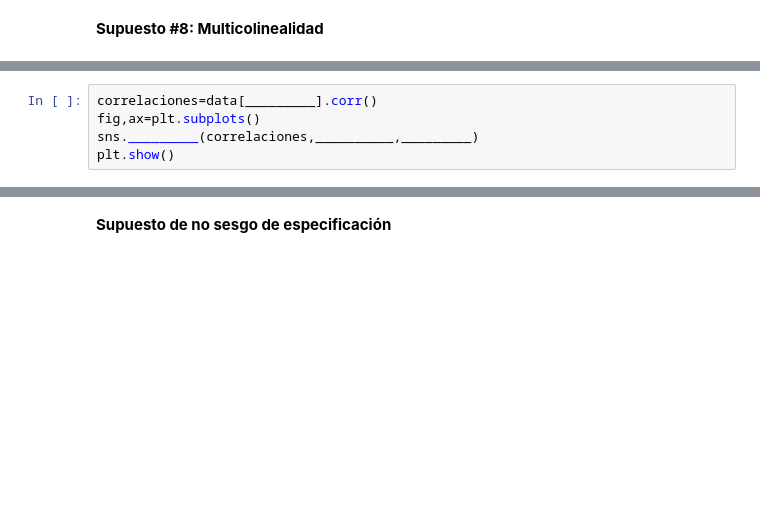
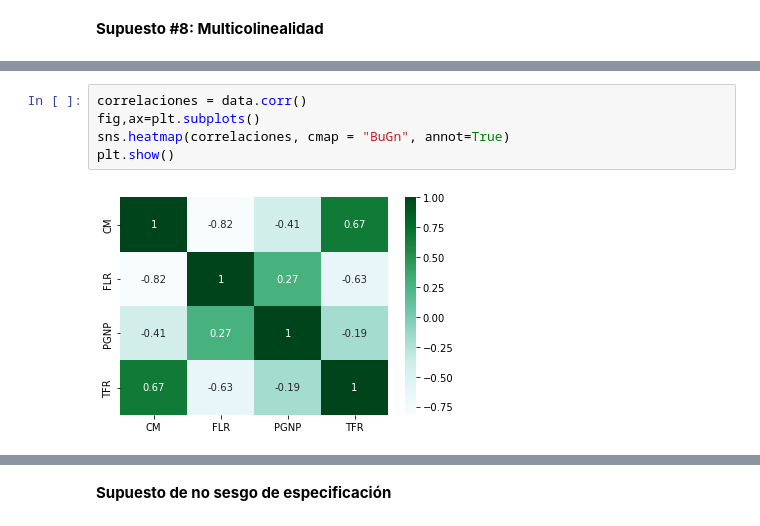
Before and after one commit to JuanAcevedoEcon/Econometria-basica-con-Python, a Jupyter notebook: Scripts/(3) Supuestos Estructura MCO.ipynb, the cells around one changed output, grey strips where cells are left out. Saved outputs shown, nothing was run; the diff lists cells and outputs as text; blank space fills up the shorter version.

```diff
--- a/Scripts/(3) Supuestos Estructura MCO.ipynb
+++ b/Scripts/(3) Supuestos Estructura MCO.ipynb
@@ -36,5 +113,7 @@ plt.show()
 # %%
-correlaciones=data[_________].corr()
+correlaciones = data.corr()
 fig,ax=plt.subplots()
-sns._________(correlaciones,__________,_________)
+sns.heatmap(correlaciones, cmap = "BuGn", annot=True)
 plt.show()
+# %% [output]
+[figure, added]
```
Also changed, not shown: parts of 37 cells of this notebook, 1 other file.
